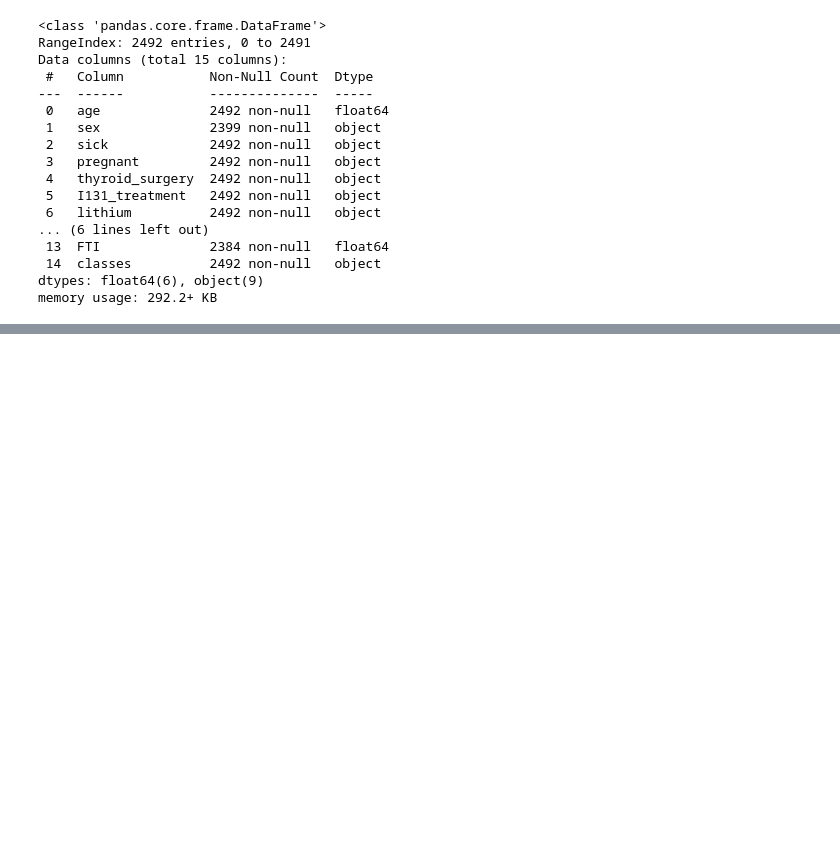
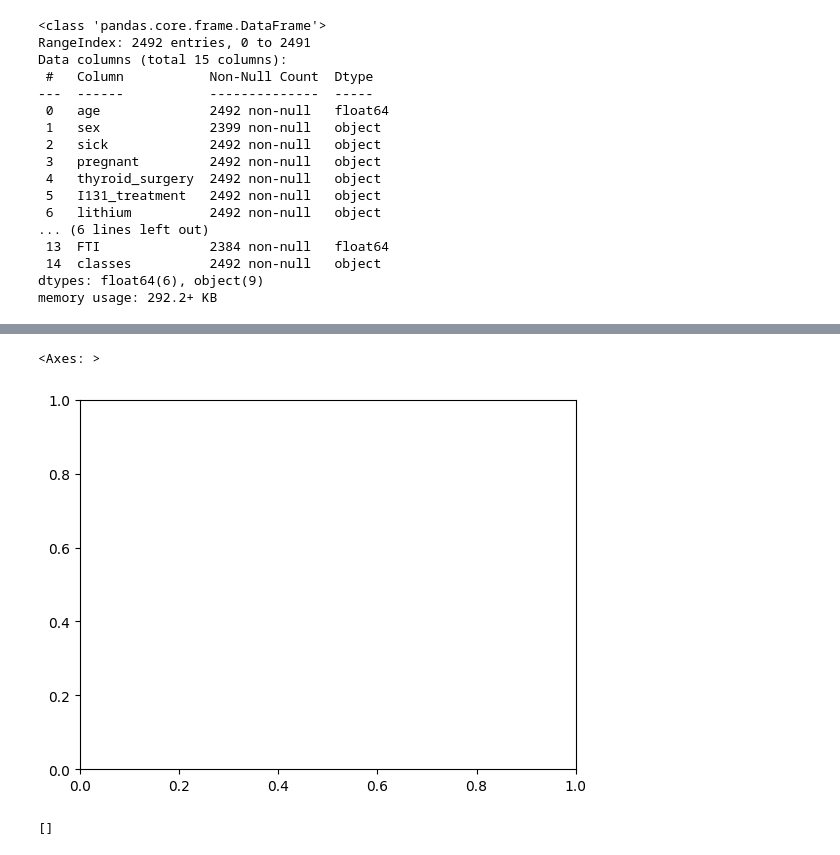
Before and after one commit to SachinMhetre678/Thyroid_Prediction, a Jupyter notebook: notebook/EDA.ipynb, the cells around one changed output, grey strips where cells are left out. Drawn from its saved outputs; the diff is of its cells as text; code cells hidden in the pictures; blank space fills up the shorter version.

```diff
--- a/notebook/EDA.ipynb
+++ b/notebook/EDA.ipynb
@@ -156,0 +227,9 @@ memory usage: 292.2+ KB
+# %%
+sns.barplot(x='age', y='classes',hue="sex", data=df)
+# %% [output]
+<Axes: >
+[figure, added]
+# %%
+print(df['thyroid_surgery'].unique())
+# %% [output]
+[]
```
Also changed, not shown: parts of 8 cells of this notebook.
